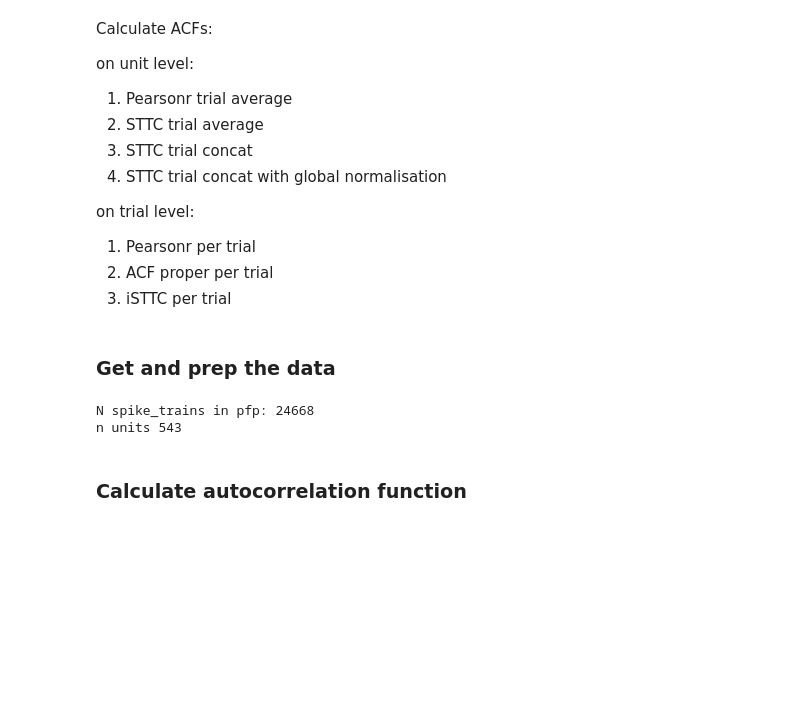
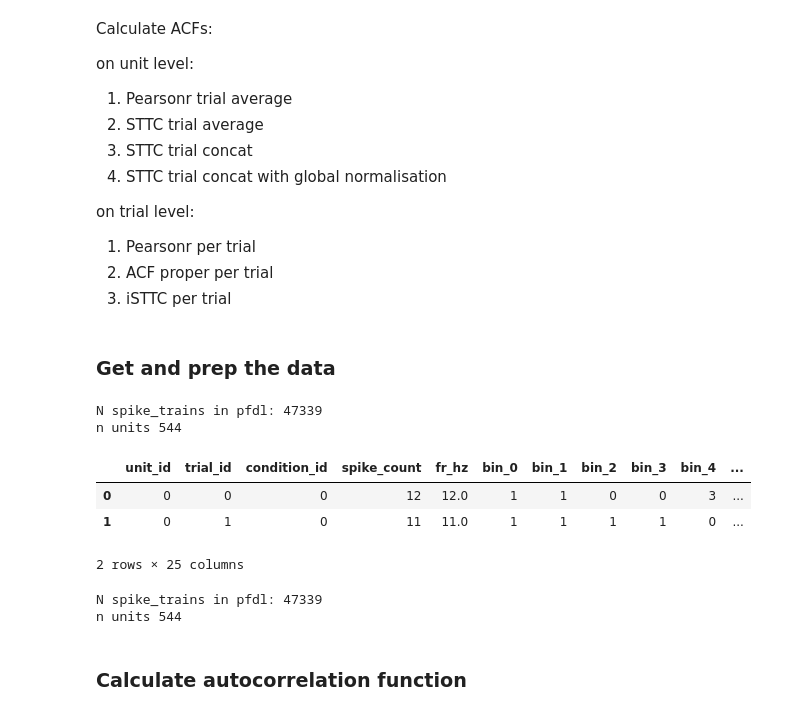
Before and after one commit to iinnpp/isttc, a Jupyter notebook: notebooks/monkey/calculate_acf.ipynb, the cells around one changed output. Drawn from its saved outputs; the diff is of its cells as text; code cells hidden in the pictures; blank space fills up the shorter version.

```diff
--- a/notebooks/monkey/calculate_acf.ipynb
+++ b/notebooks/monkey/calculate_acf.ipynb
@@ -27,5 +27,7 @@ from cfg_global import project_folder_path
 os.chdir(current_wd)
 # %% [markdown]
 ### Get and prep the data
+# %%
+empty_suffix = 'with'
 # %%
 data_folder = project_folder_path + 'results\\monkey\\'
@@ -33,31 +35,38 @@ results_folder = project_folder_path + 'results\\monkey\\fixation_period_1000ms_
 # %%
-area = 'pfp' # pfp
+area = 'pfdl' # pfp
 # %%
 # binned data
-csv_data_file = data_folder + 'data_' + area + '_fixon_1000ms_no_empty_fixation_binned_50ms.csv'
+csv_data_file = data_folder + 'data_' + area + '_fixon_1000ms_' + empty_suffix + '_empty_fixation_binned_50ms.csv'
 with open(csv_data_file, newline='') as f:
     reader = csv.reader(f)
     sua_binned_list = list(reader)
 
 n_binned_spike_trains = len(sua_binned_list)
 print('N spike_trains in {}: {}'.format(area, n_binned_spike_trains))
 
 # transform list to an array and to a dataframe
 sua_binned_array = np.array(sua_binned_list)
 
 bin_cols = ['bin_' + str(i) for i in range(sua_binned_array.shape[1]-5)]
 sua_binned_df = pd.DataFrame(sua_binned_array, columns=['unit_id', 'trial_id','condition_id','spike_count','fr_hz'] + bin_cols)
 for col_name in ['unit_id', 'trial_id','condition_id','spike_count'] + bin_cols:
     sua_binned_df[col_name] = sua_binned_df[col_name].astype(int)
 sua_binned_df['fr_hz'] = sua_binned_df['fr_hz'].astype(float)
 
 n_binned_units = len(sua_binned_df['unit_id'].unique())
 print('n units {}'.format(n_binned_units))
 
 sua_binned_df.head(2)
+# %% [output]
+N spike_trains in pfdl: 47339
+n units 544
+|  | unit_id | trial_id | condition_id | spike_count | fr_hz | bin_0 | bin_1 | bin_2 | bin_3 | bin_4 | ... |
+| 0 | 0 | 0 | 0 | 12 | 12.0 | 1 | 1 | 0 | 0 | 3 | ... |
+| 1 | 0 | 1 | 0 | 11 | 11.0 | 1 | 1 | 1 | 1 | 0 | ... |
+2 rows × 25 columns
 # %%
 # non-binned data
-csv_data_file = data_folder + 'data_' + area + '_fixon_1000ms_no_empty_fixation.csv'
+csv_data_file = data_folder + 'data_' + area + '_fixon_1000ms_' + empty_suffix + '_empty_fixation.csv'
 with open(csv_data_file, newline='') as f:
     reader = csv.reader(f)
     sua_non_binned_list = list(reader)
@@ -79,8 +88,8 @@ for spike_train in sua_non_binned_list:
 n_non_binned_units = len(units_dict)
 print('n units {}'.format(n_non_binned_units))
 # %% [output]
-N spike_trains in pfp: 24668
-n units 543
+N spike_trains in pfdl: 47339
+n units 544
 # %% [markdown]
 ### Calculate autocorrelation function
 # %%
```
Also changed, not shown: parts of 9 cells of this notebook, 5 other files.
